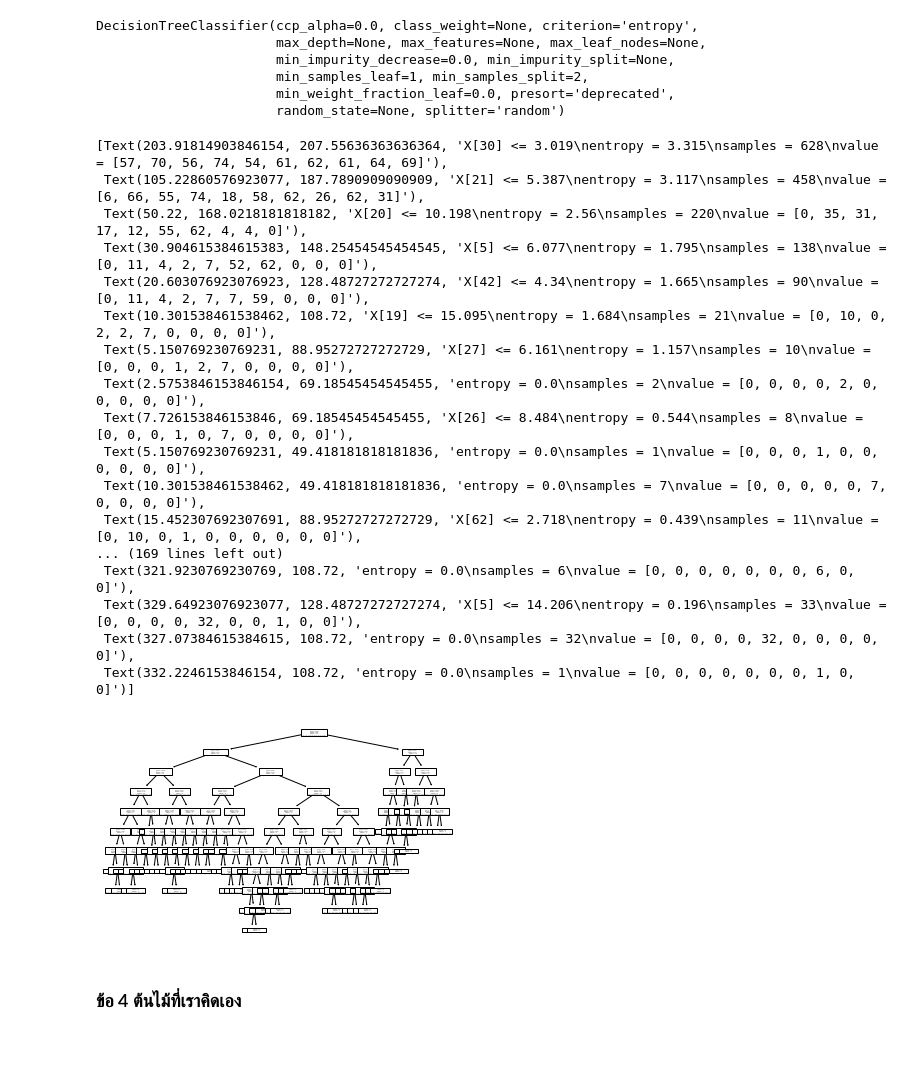
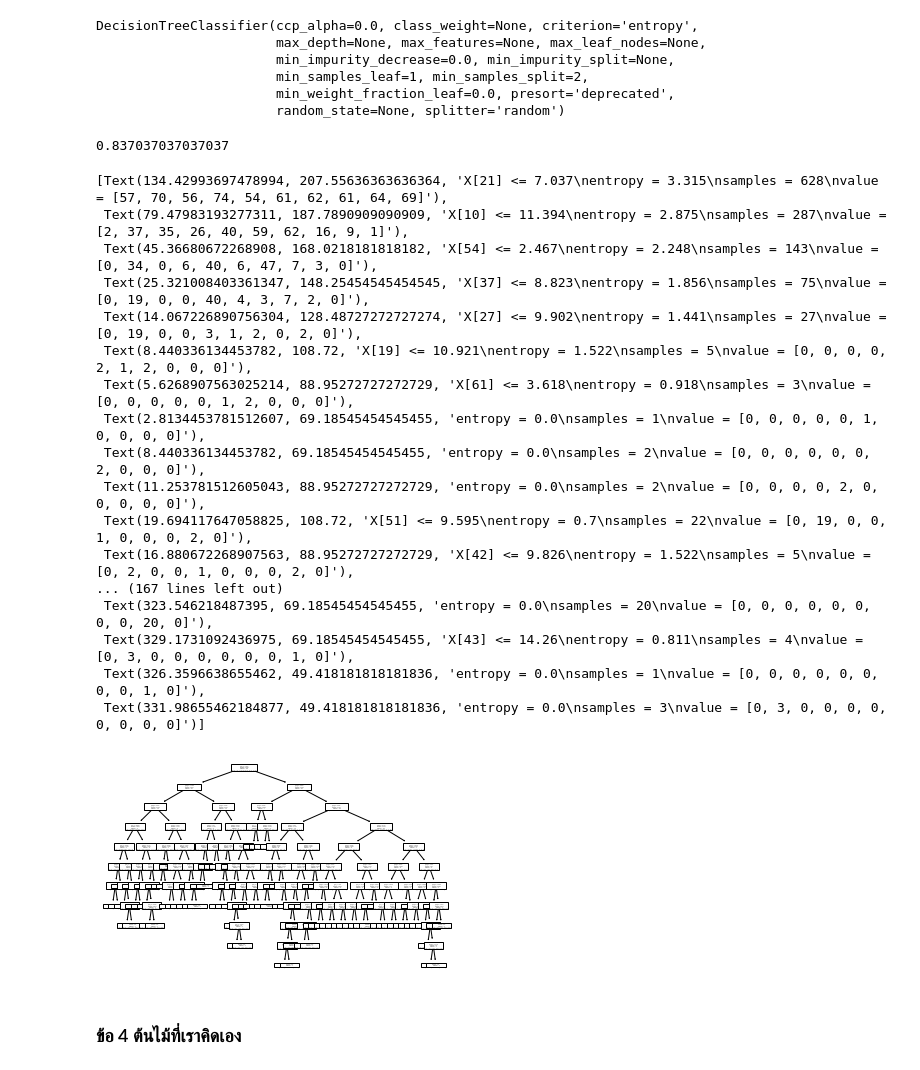
Before and after one commit to Umaporn19/DWDM21, a Jupyter notebook: Chapter7_Classification_(Decision_Tree).ipynb, the cells around one changed output. Cells and saved outputs as stored; diff of their text form; code cells hidden in the pictures.

```diff
--- a/Chapter7_Classification_(Decision_Tree).ipynb
+++ b/Chapter7_Classification_(Decision_Tree).ipynb
@@ -315,23 +329,27 @@ DecisionTreeClassifier(ccp_alpha=0.0, class_weight=None, criterion='entropy',
+# %%
+accuracy_score(y_val, mytree3_hw_result )
+# %% [output]
+0.837037037037037
 # %%
-plot_tree(mytree3)
+plot_tree(mytree3_hw)
 # %% [output]
-[Text(203.91814903846154, 207.55636363636364, 'X[30] <= 3.019\nentropy = 3.315\nsamples = 628\nvalue = [57, 70, 56, 74, 54, 61, 62, 61, 64, 69]'),
- Text(105.22860576923077, 187.7890909090909, 'X[21] <= 5.387\nentropy = 3.117\nsamples = 458\nvalue = [6, 66, 55, 74, 18, 58, 62, 26, 62, 31]'),
- Text(50.22, 168.0218181818182, 'X[20] <= 10.198\nentropy = 2.56\nsamples = 220\nvalue = [0, 35, 31, 17, 12, 55, 62, 4, 4, 0]'),
- Text(30.904615384615383, 148.25454545454545, 'X[5] <= 6.077\nentropy = 1.795\nsamples = 138\nvalue = [0, 11, 4, 2, 7, 52, 62, 0, 0, 0]'),
- Text(20.603076923076923, 128.48727272727274, 'X[42] <= 4.34\nentropy = 1.665\nsamples = 90\nvalue = [0, 11, 4, 2, 7, 7, 59, 0, 0, 0]'),
- Text(10.301538461538462, 108.72, 'X[19] <= 15.095\nentropy = 1.684\nsamples = 21\nvalue = [0, 10, 0, 2, 2, 7, 0, 0, 0, 0]'),
- Text(5.150769230769231, 88.95272727272729, 'X[27] <= 6.161\nentropy = 1.157\nsamples = 10\nvalue = [0, 0, 0, 1, 2, 7, 0, 0, 0, 0]'),
- Text(2.5753846153846154, 69.18545454545455, 'entropy = 0.0\nsamples = 2\nvalue = [0, 0, 0, 0, 2, 0, 0, 0, 0, 0]'),
- Text(7.726153846153846, 69.18545454545455, 'X[26] <= 8.484\nentropy = 0.544\nsamples = 8\nvalue = [0, 0, 0, 1, 0, 7, 0, 0, 0, 0]'),
- Text(5.150769230769231, 49.418181818181836, 'entropy = 0.0\nsamples = 1\nvalue = [0, 0, 0, 1, 0, 0, 0, 0, 0, 0]'),
- Text(10.301538461538462, 49.418181818181836, 'entropy = 0.0\nsamples = 7\nvalue = [0, 0, 0, 0, 0, 7, 0, 0, 0, 0]'),
- Text(15.452307692307691, 88.95272727272729, 'X[62] <= 2.718\nentropy = 0.439\nsamples = 11\nvalue = [0, 10, 0, 1, 0, 0, 0, 0, 0, 0]'),
-... (169 lines left out)
- Text(321.9230769230769, 108.72, 'entropy = 0.0\nsamples = 6\nvalue = [0, 0, 0, 0, 0, 0, 0, 6, 0, 0]'),
- Text(329.64923076923077, 128.48727272727274, 'X[5] <= 14.206\nentropy = 0.196\nsamples = 33\nvalue = [0, 0, 0, 0, 32, 0, 0, 1, 0, 0]'),
- Text(327.07384615384615, 108.72, 'entropy = 0.0\nsamples = 32\nvalue = [0, 0, 0, 0, 32, 0, 0, 0, 0, 0]'),
- Text(332.2246153846154, 108.72, 'entropy = 0.0\nsamples = 1\nvalue = [0, 0, 0, 0, 0, 0, 0, 1, 0, 0]')]
+[Text(134.42993697478994, 207.55636363636364, 'X[21] <= 7.037\nentropy = 3.315\nsamples = 628\nvalue = [57, 70, 56, 74, 54, 61, 62, 61, 64, 69]'),
+ Text(79.47983193277311, 187.7890909090909, 'X[10] <= 11.394\nentropy = 2.875\nsamples = 287\nvalue = [2, 37, 35, 26, 40, 59, 62, 16, 9, 1]'),
+ Text(45.36680672268908, 168.0218181818182, 'X[54] <= 2.467\nentropy = 2.248\nsamples = 143\nvalue = [0, 34, 0, 6, 40, 6, 47, 7, 3, 0]'),
+ Text(25.321008403361347, 148.25454545454545, 'X[37] <= 8.823\nentropy = 1.856\nsamples = 75\nvalue = [0, 19, 0, 0, 40, 4, 3, 7, 2, 0]'),
+ Text(14.067226890756304, 128.48727272727274, 'X[27] <= 9.902\nentropy = 1.441\nsamples = 27\nvalue = [0, 19, 0, 0, 3, 1, 2, 0, 2, 0]'),
+ Text(8.440336134453782, 108.72, 'X[19] <= 10.921\nentropy = 1.522\nsamples = 5\nvalue = [0, 0, 0, 0, 2, 1, 2, 0, 0, 0]'),
+ Text(5.6268907563025214, 88.95272727272729, 'X[61] <= 3.618\nentropy = 0.918\nsamples = 3\nvalue = [0, 0, 0, 0, 0, 1, 2, 0, 0, 0]'),
+ Text(2.8134453781512607, 69.18545454545455, 'entropy = 0.0\nsamples = 1\nvalue = [0, 0, 0, 0, 0, 1, 0, 0, 0, 0]'),
+ Text(8.440336134453782, 69.18545454545455, 'entropy = 0.0\nsamples = 2\nvalue = [0, 0, 0, 0, 0, 0, 2, 0, 0, 0]'),
+ Text(11.253781512605043, 88.95272727272729, 'entropy = 0.0\nsamples = 2\nvalue = [0, 0, 0, 0, 2, 0, 0, 0, 0, 0]'),
+ Text(19.694117647058825, 108.72, 'X[51] <= 9.595\nentropy = 0.7\nsamples = 22\nvalue = [0, 19, 0, 0, 1, 0, 0, 0, 2, 0]'),
+ Text(16.880672268907563, 88.95272727272729, 'X[42] <= 9.826\nentropy = 1.522\nsamples = 5\nvalue = [0, 2, 0, 0, 1, 0, 0, 0, 2, 0]'),
+... (167 lines left out)
+ Text(323.546218487395, 69.18545454545455, 'entropy = 0.0\nsamples = 20\nvalue = [0, 0, 0, 0, 0, 0, 0, 0, 20, 0]'),
+ Text(329.1731092436975, 69.18545454545455, 'X[43] <= 14.26\nentropy = 0.811\nsamples = 4\nvalue = [0, 3, 0, 0, 0, 0, 0, 0, 1, 0]'),
+ Text(326.3596638655462, 49.418181818181836, 'entropy = 0.0\nsamples = 1\nvalue = [0, 0, 0, 0, 0, 0, 0, 0, 1, 0]'),
+ Text(331.98655462184877, 49.418181818181836, 'entropy = 0.0\nsamples = 3\nvalue = [0, 3, 0, 0, 0, 0, 0, 0, 0, 0]')]
-[figure, old version]
+[figure, new version]
 # %% [markdown]
 ### ข้อ 4 ต้นไม้ที่เราคิดเอง
```
Also changed, not shown: parts of 24 cells of this notebook.
